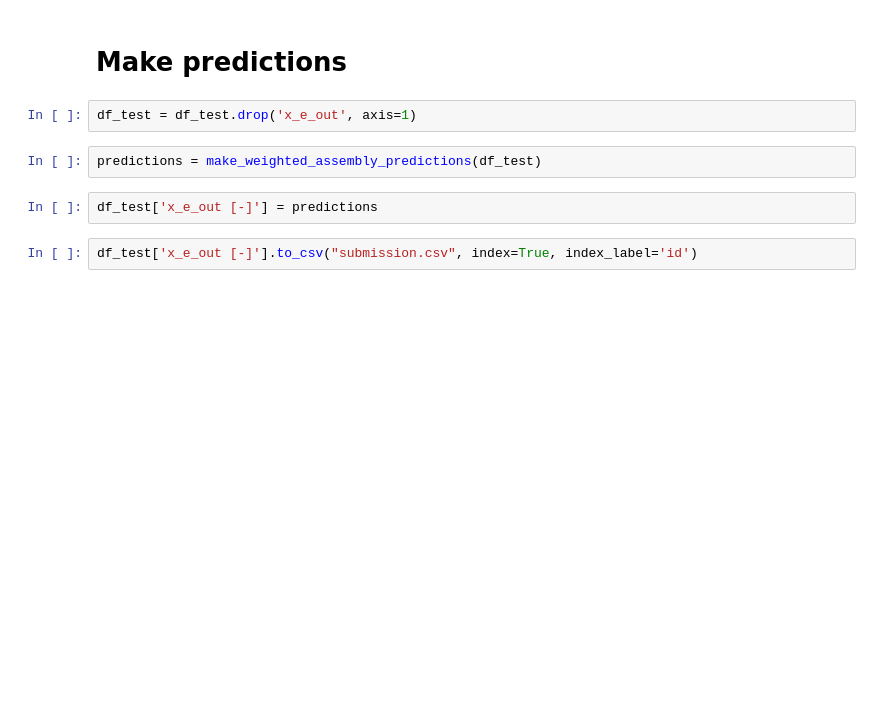
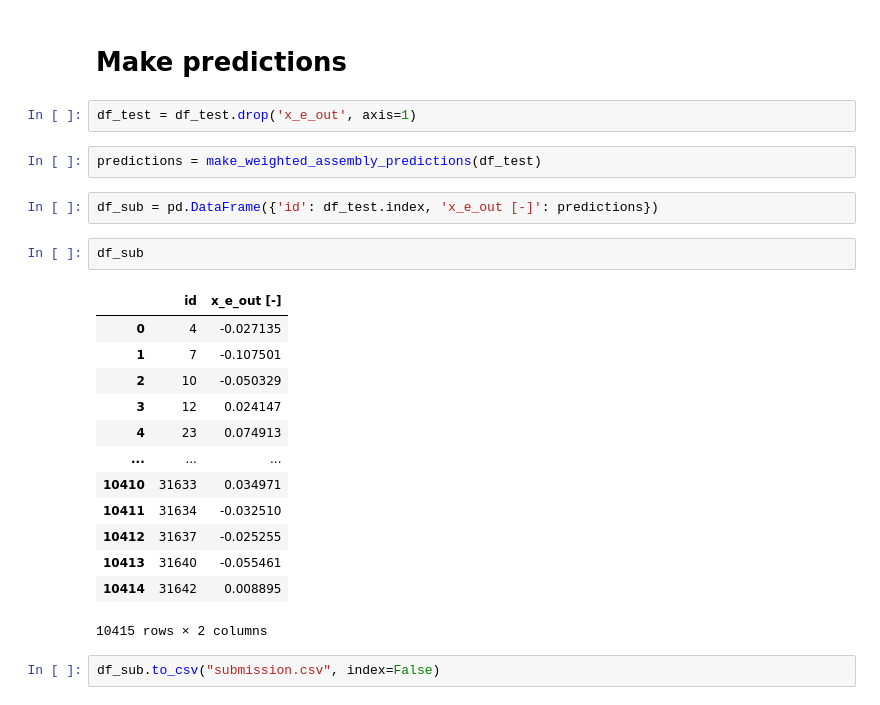
Before and after one commit to mnokno/FeatureImputationHeatFluxDataset, a Jupyter notebook: FeatureImputationHeatFluxDataset/src/FeatureImputationHeatFluxDataset.ipynb, the cells around one changed output. Cells and saved outputs as stored; diff of their text form; blank space fills up the shorter version.

Commit message:
Fixed submission generation

```diff
--- a/FeatureImputationHeatFluxDataset/src/FeatureImputationHeatFluxDataset.ipynb
+++ b/FeatureImputationHeatFluxDataset/src/FeatureImputationHeatFluxDataset.ipynb
@@ -1146,7 +1146,23 @@ plt.show()
 df_test = df_test.drop('x_e_out', axis=1)
 # %%
 predictions = make_weighted_assembly_predictions(df_test)
-# %%
-df_test['x_e_out [-]'] = predictions
+# %%
+df_sub = pd.DataFrame({'id': df_test.index, 'x_e_out [-]': predictions})
+# %%
+df_sub
+# %% [output]
+|  | id | x_e_out [-] |
+| 0 | 4 | -0.027135 |
+| 1 | 7 | -0.107501 |
+| 2 | 10 | -0.050329 |
+| 3 | 12 | 0.024147 |
+| 4 | 23 | 0.074913 |
+| ... | ... | ... |
+| 10410 | 31633 | 0.034971 |
+| 10411 | 31634 | -0.032510 |
+| 10412 | 31637 | -0.025255 |
+| 10413 | 31640 | -0.055461 |
+| 10414 | 31642 | 0.008895 |
+10415 rows × 2 columns
 # %%
-df_test['x_e_out [-]'].to_csv("submission.csv", index=True, index_label='id')
+df_sub.to_csv("submission.csv", index=False)
```
Also changed, not shown: parts of 16 cells of this notebook, 1 other file.
